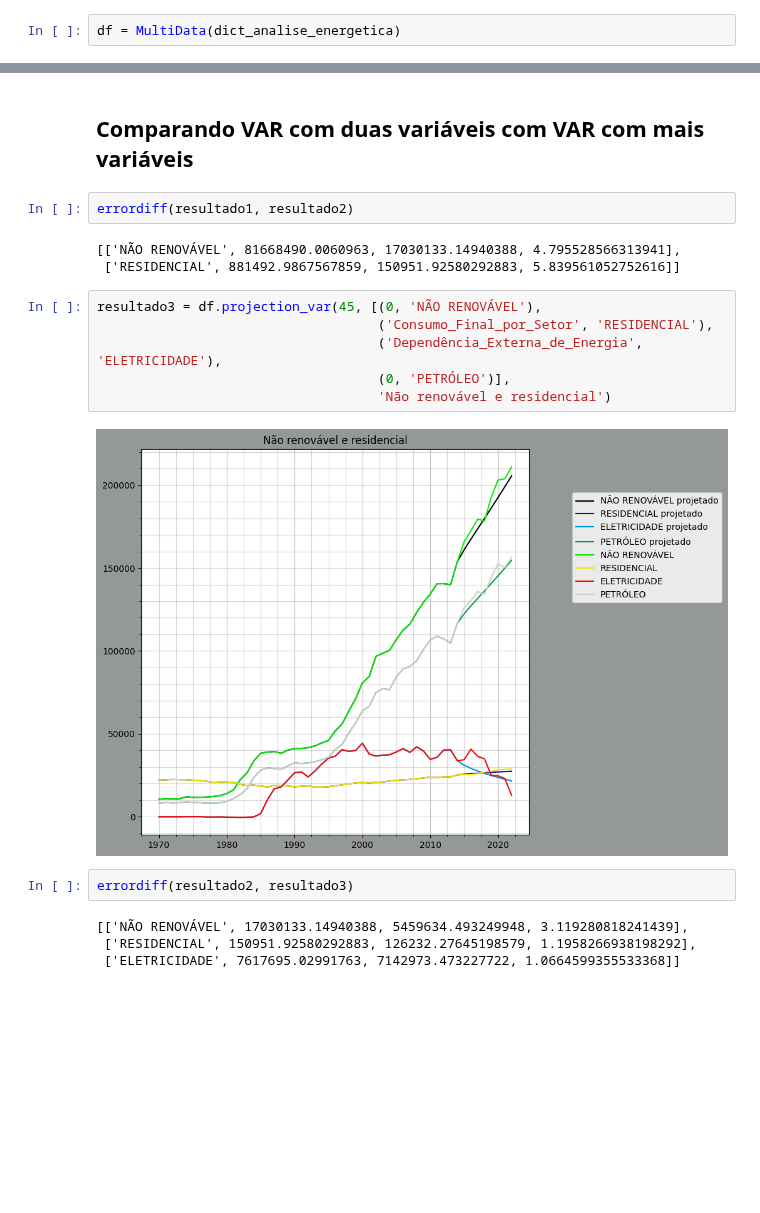
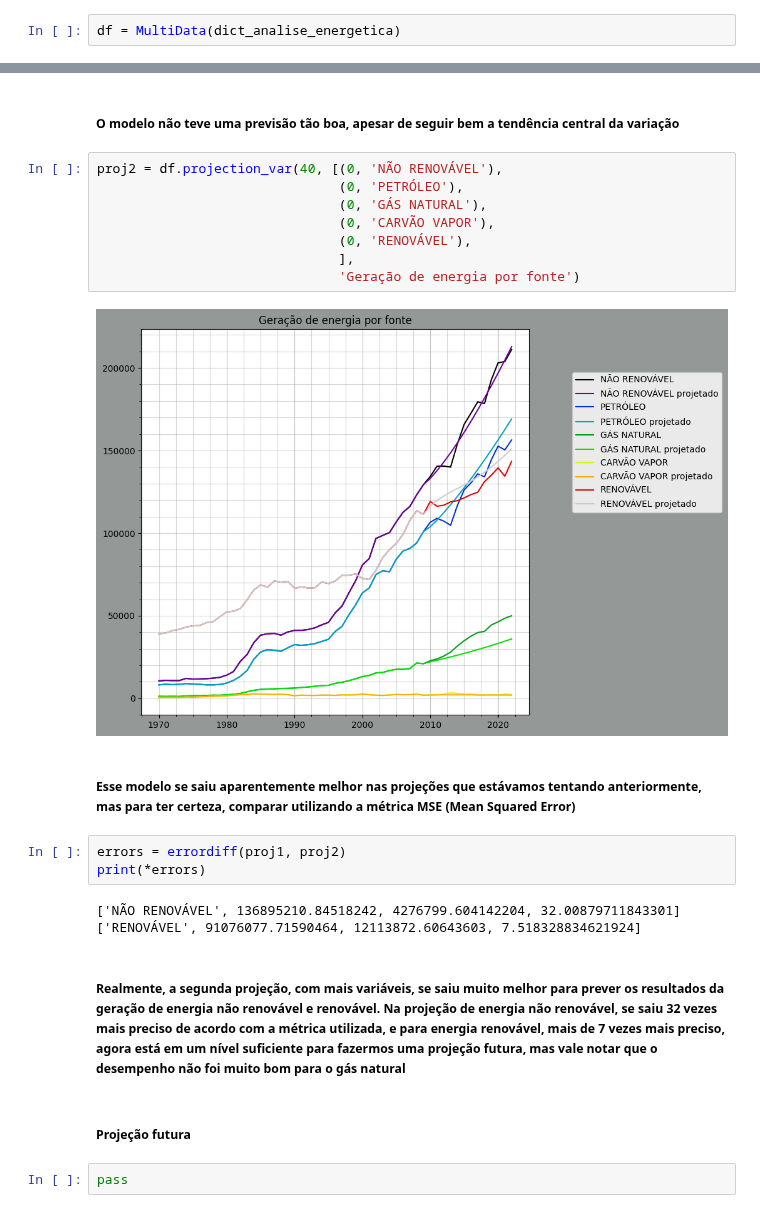
Before and after one commit to scrrpfv/projeto-ip, a Jupyter notebook: Analises/projecao.ipynb, the cells around one changed output, grey strips where cells are left out. Drawn from its saved outputs; the diff is of its cells as text; blank space fills up the shorter version.

```diff
--- a/Analises/projecao.ipynb
+++ b/Analises/projecao.ipynb
@@ -43,21 +49,25 @@ resultado2 = df.projection_var(45, [(0, 'NÃO RENOVÁVEL'), ('Consumo_Final_por_
-# %% [markdown]
-## Comparando VAR com duas variáveis com VAR com mais variáveis
-# %%
-errordiff(resultado1, resultado2)
-# %% [output]
-[['NÃO RENOVÁVEL', 81668490.0060963, 17030133.14940388, 4.795528566313941],
- ['RESIDENCIAL', 881492.9867567859, 150951.92580292883, 5.839561052752616]]
-# %%
-resultado3 = df.projection_var(45, [(0, 'NÃO RENOVÁVEL'),
-                                    ('Consumo_Final_por_Setor', 'RESIDENCIAL'),
-                                    ('Dependência_Externa_de_Energia', 'ELETRICIDADE'),
-                                    (0, 'PETRÓLEO')],
-                                    'Não renovável e residencial')
-# %% [output]
-[figure, removed]
-# %%
-errordiff(resultado2, resultado3)
-# %% [output]
-[['NÃO RENOVÁVEL', 17030133.14940388, 5459634.493249948, 3.119280818241439],
- ['RESIDENCIAL', 150951.92580292883, 126232.27645198579, 1.1958266938198292],
- ['ELETRICIDADE', 7617695.02991763, 7142973.473227722, 1.0664599355533368]]
+# %% [markdown]
+##### O modelo não teve uma previsão tão boa, apesar de seguir bem a tendência central da variação
+# %%
+proj2 = df.projection_var(40, [(0, 'NÃO RENOVÁVEL'),
+                               (0, 'PETRÓLEO'),
+                               (0, 'GÁS NATURAL'),
+                               (0, 'CARVÃO VAPOR'),
+                               (0, 'RENOVÁVEL'),
+                               ],
+                               'Geração de energia por fonte')
+# %% [output]
+[figure, added]
+# %% [markdown]
+##### Esse modelo se saiu aparentemente melhor nas projeções que estávamos tentando anteriormente, mas para ter certeza, comparar utilizando a métrica MSE (Mean Squared Error)
+# %%
+errors = errordiff(proj1, proj2)
+print(*errors)
+# %% [output]
+['NÃO RENOVÁVEL', 136895210.84518242, 4276799.604142204, 32.00879711843301] ['RENOVÁVEL', 91076077.71590464, 12113872.60643603, 7.518328834621924]
+# %% [markdown]
+##### Realmente, a segunda projeção, com mais variáveis, se saiu muito melhor para prever os resultados da geração de energia não renovável e renovável. Na projeção de energia não renovável, se saiu 32 vezes mais preciso de acordo com a métrica utilizada, e para energia renovável, mais de 7 vezes mais preciso, agora está em um nível suficiente para fazermos uma projeção futura, mas vale notar que o desempenho não foi muito bom para o gás natural
+# %% [markdown]
+##### Projeção futura
+# %%
+pass
```
Also changed, not shown: parts of 24 cells of this notebook, 2 other files.
